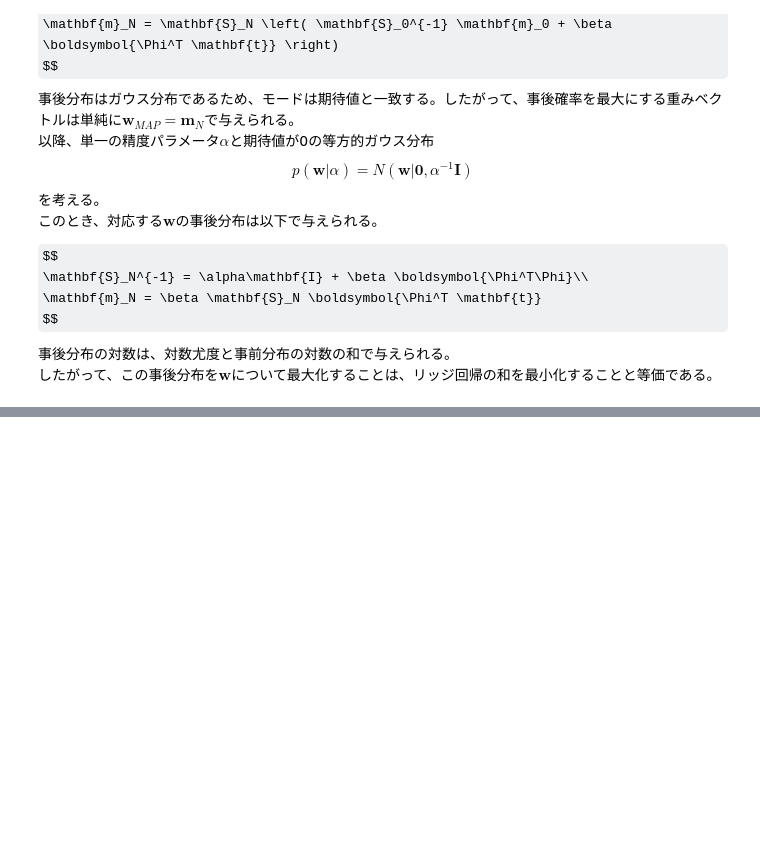
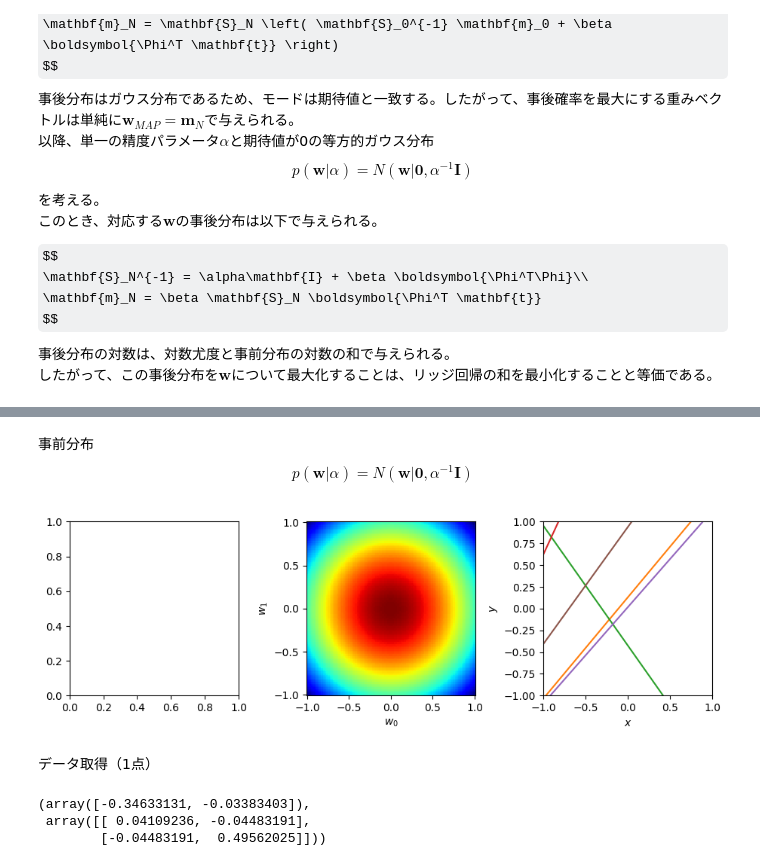
Before and after one commit to arata234/PRML, a Jupyter notebook: cp3_linear_regression_model.ipynb, the cells around one changed output, grey strips where cells are left out. Cells and saved outputs as stored; diff of their text form; code cells hidden in the pictures; some formulas as TeX source; blank space fills up the shorter version.

```diff
--- a/cp3_linear_regression_model.ipynb
+++ b/cp3_linear_regression_model.ipynb
@@ -660,0 +725,28 @@ $$
+# %% [markdown]
+事前分布
+$$
+p(\mathbf{w} | \alpha) = N(\mathbf{w} | \mathbf{0}, \alpha^{-1}\mathbf{I})
+$$
+# %%
+# 初期状態
+ALPHA = 2.0
+SIGMA = 0.2
+BETA = 1 / SIGMA**2
+
+model = BayesianLinearRegression(alpha=ALPHA, beta=BETA)
+# %%
+fig, axis = plt.subplots(1, 3, figsize=(11, 3))
+plt.subplots_adjust(wspace=0.4)
+model.plot_probability(mean=model.m0, cov=model.s0, ax=axis[1])
+model.plot_lines(model.m0, model.s0, ax=axis[2])
+plt.show()
+# %% [output]
+[figure, added]
+# %% [markdown]
+データ取得（1点）
+# %%
+model.update()
+# %% [output]
+(array([-0.34633131, -0.03383403]),
+ array([[ 0.04109236, -0.04483191],
+        [-0.04483191,  0.49562025]]))
```
Also changed, not shown: parts of 32 cells of this notebook, 1 other file.
